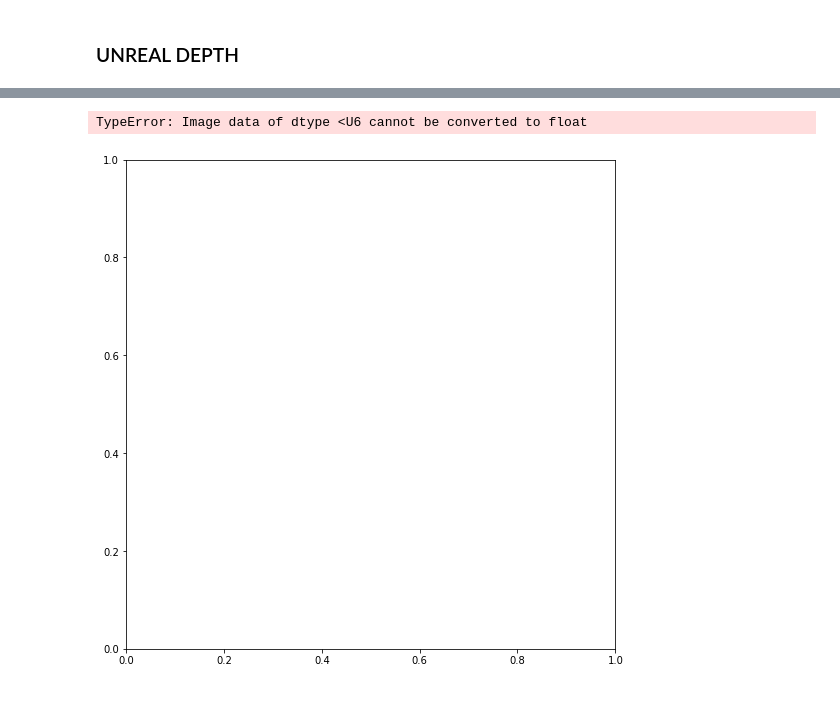
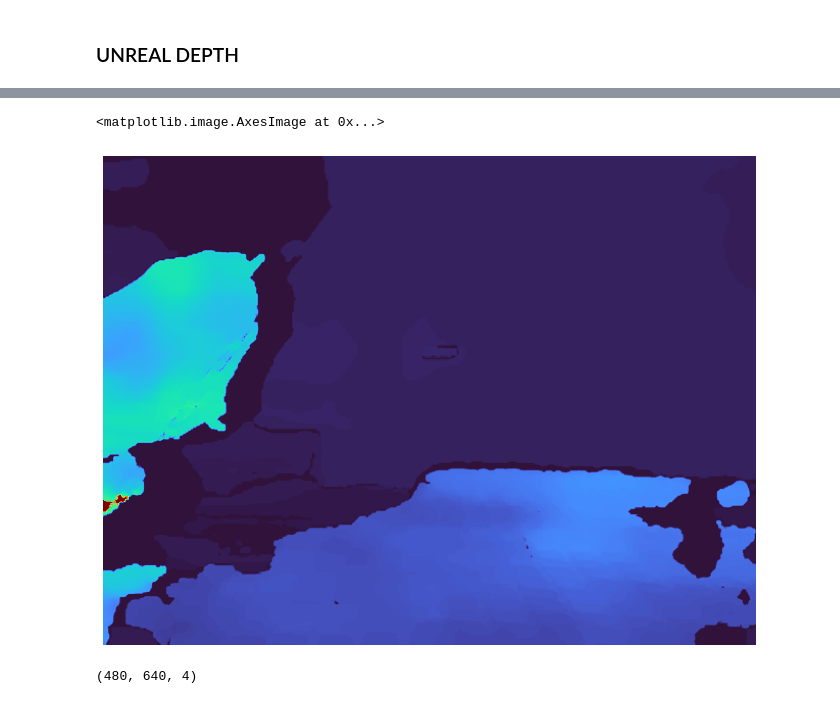
Before and after one commit to MMehdiMousavi/DenseDepth, a Jupyter notebook: Evaluate.ipynb, the cells around one changed output, grey strips where cells are left out. Drawn from its saved outputs; the diff is of its cells as text; code cells hidden in the pictures.

```diff
--- a/Evaluate.ipynb
+++ b/Evaluate.ipynb
@@ -416,6 +416,13 @@ print(count)
 104
-# %%
-plt.imshow('gt.png', cmap=cemap)
-# %% [output]
-TypeError: Image data of dtype <U6 cannot be converted to float
-[figure, removed]
+# %%
+img = plt.imread('plt3.png')
+img = img[:,:,0]
+plt.axis('off')
+plt.imshow(img, cmap=cemap)
+# %% [output]
+<matplotlib.image.AxesImage at 0x...>
+[figure, added]
+# %%
+img.shape
+# %% [output]
+(480, 640, 4)
```
Also changed, not shown: parts of 5 cells of this notebook, 4 other files.
